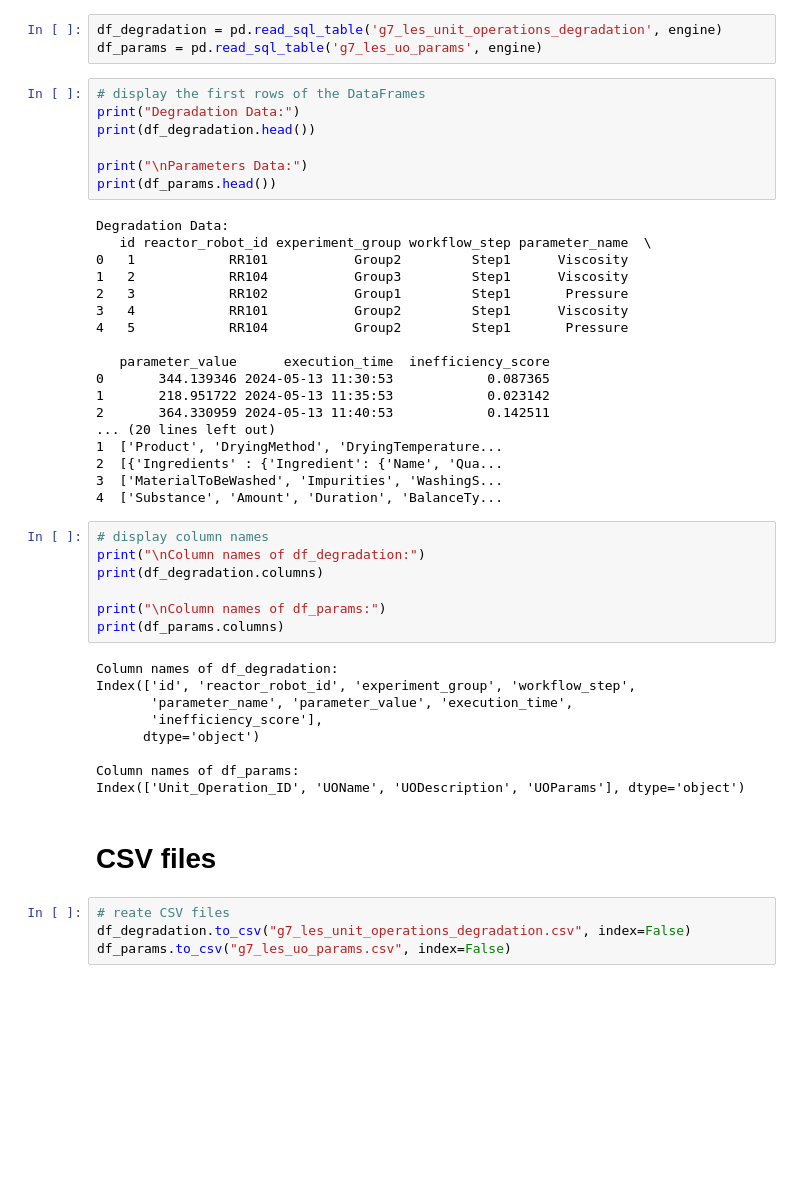
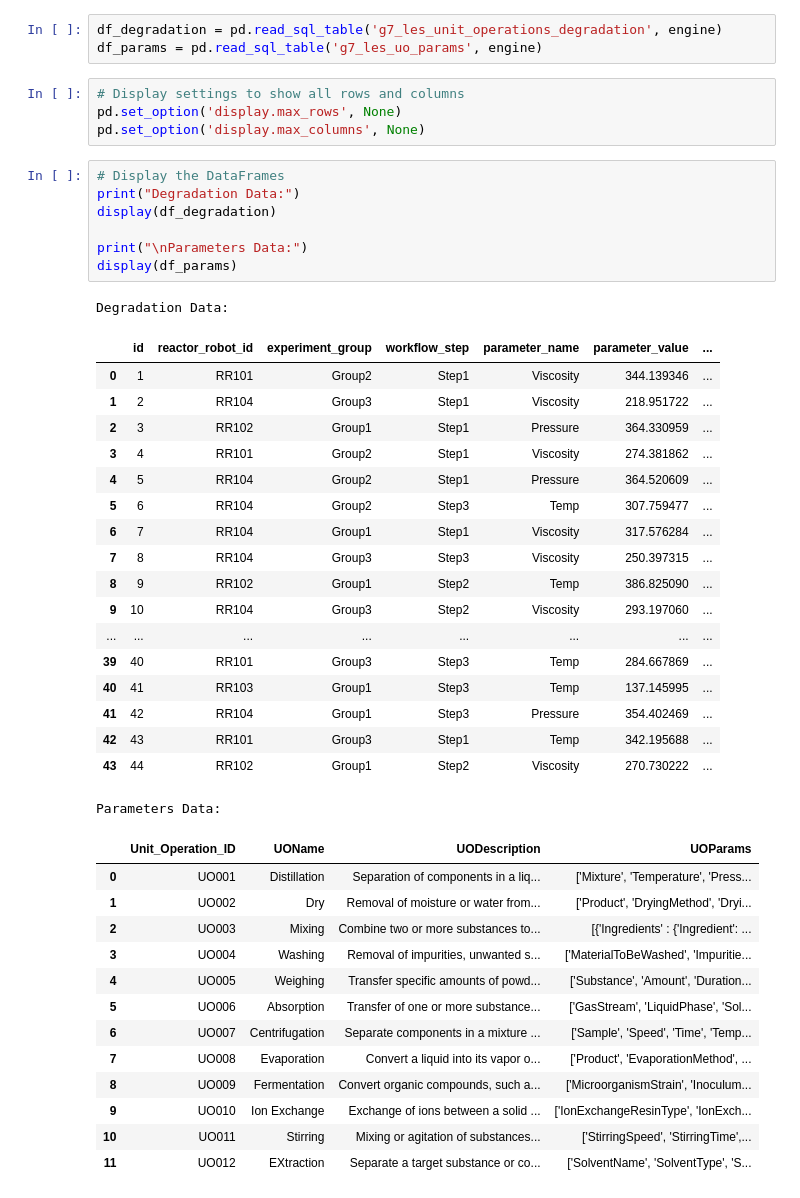
Before and after one commit to Gressling/cheminf-EDU, a Jupyter notebook: machineLearning/les_unit_operations_degradation/db_access.ipynb, the cells around one changed output. Drawn from its saved outputs; the diff is of its cells as text; blank space fills up the shorter version.

```diff
--- a/machineLearning/les_unit_operations_degradation/db_access.ipynb
+++ b/machineLearning/les_unit_operations_degradation/db_access.ipynb
@@ -31,50 +45,47 @@ engine = create_engine(DATABASE_URI)
 # %%
 df_degradation = pd.read_sql_table('g7_les_unit_operations_degradation', engine)
 df_params = pd.read_sql_table('g7_les_uo_params', engine)
+# %%
+# Display settings to show all rows and columns
+pd.set_option('display.max_rows', None)
+pd.set_option('display.max_columns', None)
 # %%
-# display the first rows of the DataFrames
+# Display the DataFrames
 print("Degradation Data:")
-print(df_degradation.head())
+display(df_degradation)
 
 print("\nParameters Data:")
-print(df_params.head())
+display(df_params)
 # %% [output]
 Degradation Data:
-   id reactor_robot_id experiment_group workflow_step parameter_name  \
-0   1            RR101           Group2         Step1      Viscosity
-1   2            RR104           Group3         Step1      Viscosity
-2   3            RR102           Group1         Step1       Pressure
-3   4            RR101           Group2         Step1      Viscosity
-4   5            RR104           Group2         Step1       Pressure
-
-   parameter_value      execution_time  inefficiency_score
-0       344.139346 2024-05-13 11:30:53            0.087365
-1       218.951722 2024-05-13 11:35:53            0.023142
-2       364.330959 2024-05-13 11:40:53            0.142511
-... (20 lines left out)
-1  ['Product', 'DryingMethod', 'DryingTemperature...
-2  [{'Ingredients' : {'Ingredient': {'Name', 'Qua...
-3  ['MaterialToBeWashed', 'Impurities', 'WashingS...
-4  ['Substance', 'Amount', 'Duration', 'BalanceTy...
+|  | id | reactor_robot_id | experiment_group | workflow_step | parameter_name | parameter_value | ... |
+| 0 | 1 | RR101 | Group2 | Step1 | Viscosity | 344.139346 | ... |
+| 1 | 2 | RR104 | Group3 | Step1 | Viscosity | 218.951722 | ... |
+| 2 | 3 | RR102 | Group1 | Step1 | Pressure | 364.330959 | ... |
+| 3 | 4 | RR101 | Group2 | Step1 | Viscosity | 274.381862 | ... |
+| 4 | 5 | RR104 | Group2 | Step1 | Pressure | 364.520609 | ... |
+| 5 | 6 | RR104 | Group2 | Step3 | Temp | 307.759477 | ... |
+| 6 | 7 | RR104 | Group1 | Step1 | Viscosity | 317.576284 | ... |
+| 7 | 8 | RR104 | Group3 | Step3 | Viscosity | 250.397315 | ... |
+| 8 | 9 | RR102 | Group1 | Step2 | Temp | 386.825090 | ... |
+| 9 | 10 | RR104 | Group3 | Step2 | Viscosity | 293.197060 | ... |
+| ... | ... | ... | ... | ... | ... | ... | ... |
+| 39 | 40 | RR101 | Group3 | Step3 | Temp | 284.667869 | ... |
+| 40 | 41 | RR103 | Group1 | Step3 | Temp | 137.145995 | ... |
+| 41 | 42 | RR104 | Group1 | Step3 | Pressure | 354.402469 | ... |
+| 42 | 43 | RR101 | Group3 | Step1 | Temp | 342.195688 | ... |
+| 43 | 44 | RR102 | Group1 | Step2 | Viscosity | 270.730222 | ... |
+Parameters Data:
+|  | Unit_Operation_ID | UOName | UODescription | UOParams |
+| 0 | UO001 | Distillation | Separation of components in a liq... | ['Mixture', 'Temperature', 'Press... |
+| 1 | UO002 | Dry | Removal of moisture or water from... | ['Product', 'DryingMethod', 'Dryi... |
+| 2 | UO003 | Mixing | Combine two or more substances to... | [{'Ingredients' : {'Ingredient': ... |
+| 3 | UO004 | Washing | Removal of impurities, unwanted s... | ['MaterialToBeWashed', 'Impuritie... |
+| 4 | UO005 | Weighing | Transfer specific amounts of powd... | ['Substance', 'Amount', 'Duration... |
+| 5 | UO006 | Absorption | Transfer of one or more substance... | ['GasStream', 'LiquidPhase', 'Sol... |
+| 6 | UO007 | Centrifugation | Separate components in a mixture ... | ['Sample', 'Speed', 'Time', 'Temp... |
+| 7 | UO008 | Evaporation | Convert a liquid into its vapor o... | ['Product', 'EvaporationMethod', ... |
+| 8 | UO009 | Fermentation | Convert organic compounds, such a... | ['MicroorganismStrain', 'Inoculum... |
+| 9 | UO010 | Ion Exchange | Exchange of ions between a solid ... | ['IonExchangeResinType', 'IonExch... |
+| 10 | UO011 | Stirring | Mixing or agitation of substances... | ['StirringSpeed', 'StirringTime',... |
+| 11 | UO012 | EXtraction | Separate a target substance or co... | ['SolventName', 'SolventType', 'S... |
-# %%
-# display column names
-print("\nColumn names of df_degradation:")
-print(df_degradation.columns)
-
-print("\nColumn names of df_params:")
-print(df_params.columns)
-# %% [output]
-Column names of df_degradation:
-Index(['id', 'reactor_robot_id', 'experiment_group', 'workflow_step',
-       'parameter_name', 'parameter_value', 'execution_time',
-       'inefficiency_score'],
-      dtype='object')
-
-Column names of df_params:
-Index(['Unit_Operation_ID', 'UOName', 'UODescription', 'UOParams'], dtype='object')
-# %% [markdown]
-# CSV files
-# %%
-# reate CSV files
-df_degradation.to_csv("g7_les_unit_operations_degradation.csv", index=False)
-df_params.to_csv("g7_les_uo_params.csv", index=False)
```
Also changed, not shown: parts of 9 cells of this notebook.
